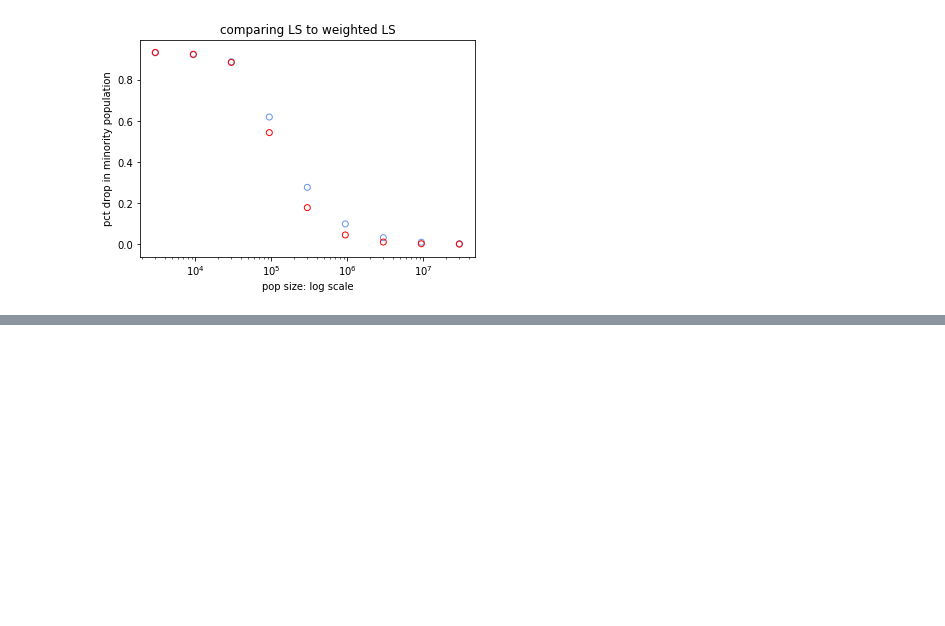
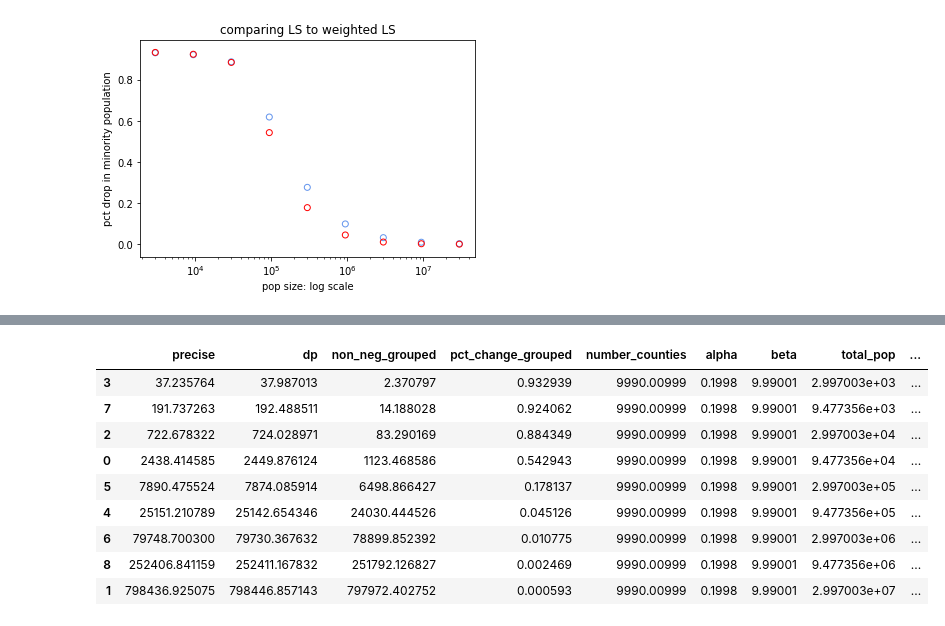
Before and after one commit to beatrixkh/explore_census_2020_dp, a Jupyter notebook: 2020_02_24_dp_sim_compare_optimizers.ipynb, the cells around one changed output, grey strips where cells are left out. Cells and saved outputs as stored; diff of their text form; code cells hidden in the pictures; blank space fills up the shorter version.

```diff
--- a/2020_02_24_dp_sim_compare_optimizers.ipynb
+++ b/2020_02_24_dp_sim_compare_optimizers.ipynb
@@ -108,0 +223,18 @@ plt.show()
+# %%
+names = ['precise','dp','non_neg_grouped','pct_change_grouped',
+        'number_counties','alpha','beta','total_pop',
+        'prop_minority','segregation_factor','seed']
+names_dict = {i : names[i] for i in range(0,len(names))}
+data_grouped = grouped_dt.T.rename(columns=names_dict)
+data_grouped.sort_values(by='total_pop')
+# %% [output]
+|  | precise | dp | non_neg_grouped | pct_change_grouped | number_counties | alpha | beta | total_pop | ... |
+| 3 | 37.235764 | 37.987013 | 2.370797 | 0.932939 | 9990.00999 | 0.1998 | 9.99001 | 2.997003e+03 | ... |
+| 7 | 191.737263 | 192.488511 | 14.188028 | 0.924062 | 9990.00999 | 0.1998 | 9.99001 | 9.477356e+03 | ... |
+| 2 | 722.678322 | 724.028971 | 83.290169 | 0.884349 | 9990.00999 | 0.1998 | 9.99001 | 2.997003e+04 | ... |
+| 0 | 2438.414585 | 2449.876124 | 1123.468586 | 0.542943 | 9990.00999 | 0.1998 | 9.99001 | 9.477356e+04 | ... |
+| 5 | 7890.475524 | 7874.085914 | 6498.866427 | 0.178137 | 9990.00999 | 0.1998 | 9.99001 | 2.997003e+05 | ... |
+| 4 | 25151.210789 | 25142.654346 | 24030.444526 | 0.045126 | 9990.00999 | 0.1998 | 9.99001 | 9.477356e+05 | ... |
+| 6 | 79748.700300 | 79730.367632 | 78899.852392 | 0.010775 | 9990.00999 | 0.1998 | 9.99001 | 2.997003e+06 | ... |
+| 8 | 252406.841159 | 252411.167832 | 251792.126827 | 0.002469 | 9990.00999 | 0.1998 | 9.99001 | 9.477356e+06 | ... |
+| 1 | 798436.925075 | 798446.857143 | 797972.402752 | 0.000593 | 9990.00999 | 0.1998 | 9.99001 | 2.997003e+07 | ... |
```
Also changed, not shown: parts of 12 cells of this notebook.
